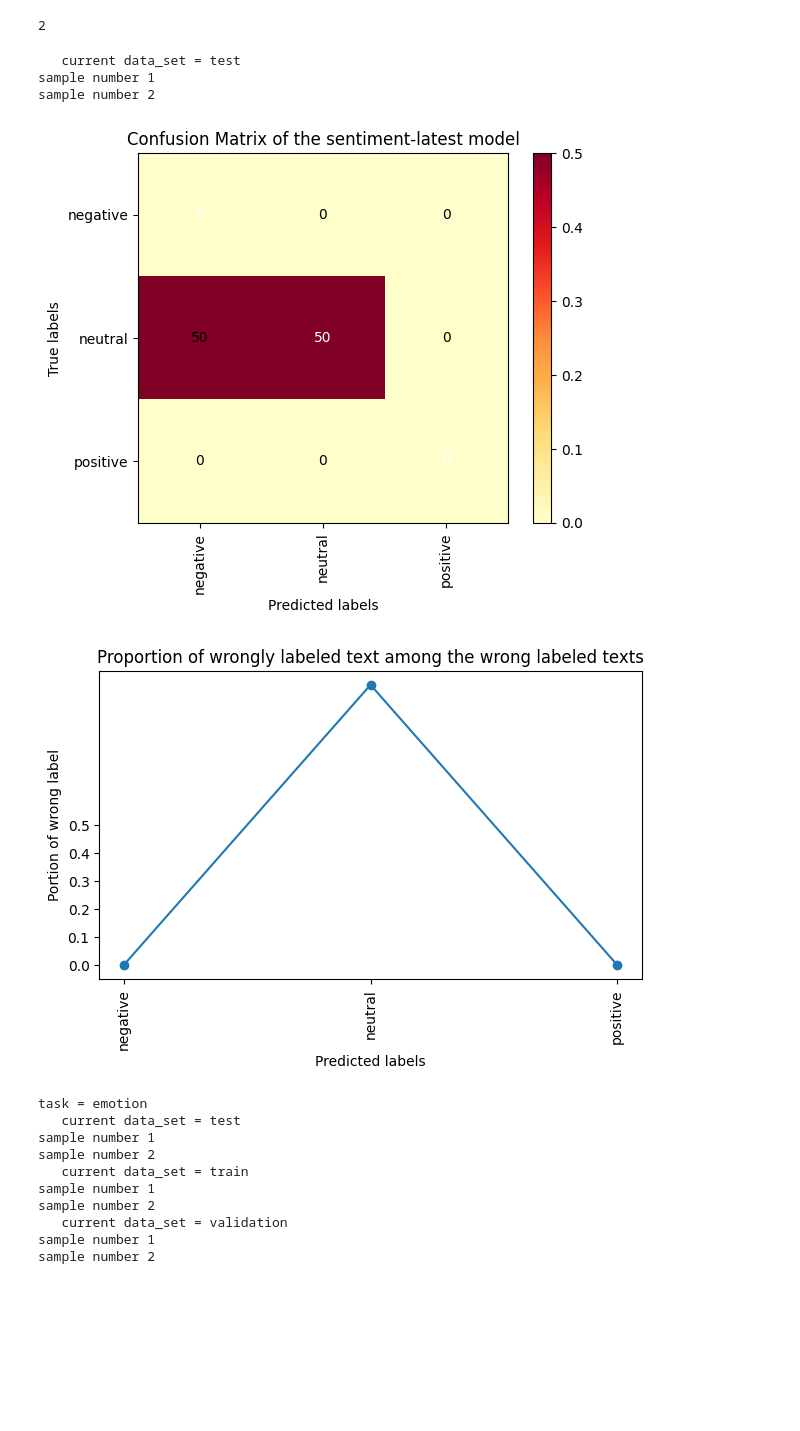
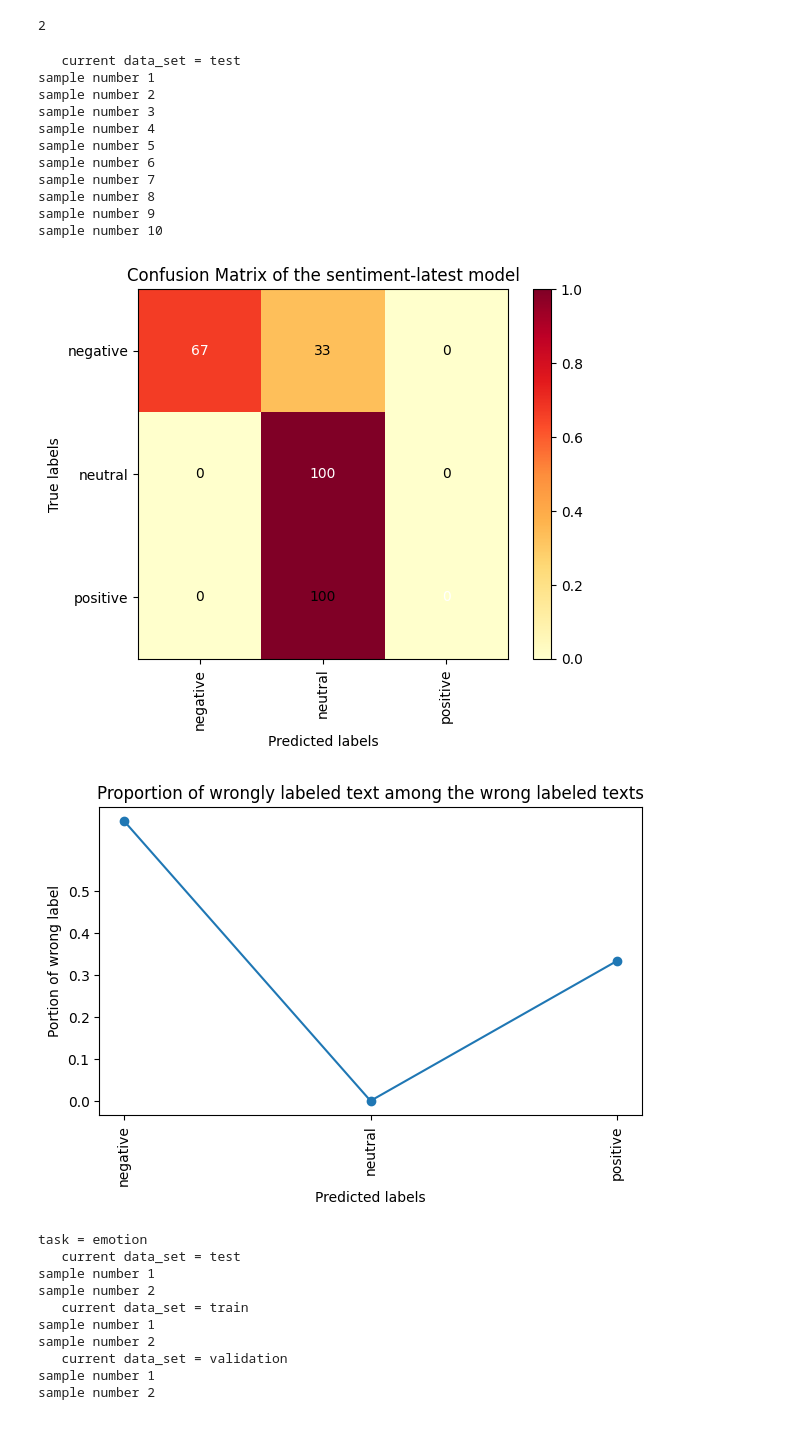
Before and after one commit to ValentinColin/tsi-project, a Jupyter notebook: Roberta_general.ipynb, the cells around one changed output. Saved outputs shown, nothing was run; the diff lists cells and outputs as text; code cells hidden in the pictures; blank space fills up the shorter version.

Commit message:
shuffle the sample for the graph

```diff
--- a/Roberta_general.ipynb
+++ b/Roberta_general.ipynb
@@ -226,20 +226,28 @@ def error_analysis(text_dataset, true_labels, task, data_set,  nb_samples=10, di
 # %%
 def error_analysis_specific_set(task, data_set, nb_sample=10, display="no"):
     df_data = pd.read_parquet(f"./data_set/{task}/tweet_eval-{data_set}.parquet")
+    df_data_shuffle = df_data.sample(frac=1)
 
-
-    texts = df_data['text'][:nb_sample].tolist()
-    labels = df_data['label'][:nb_sample].tolist()
+    texts = df_data_shuffle['text'][:nb_sample].tolist()
+    labels = df_data_shuffle['label'][:nb_sample].tolist()
     print("   current data_set =", data_set)
     error_analysis(texts, labels, task, data_set, nb_samples = nb_sample, display=display)
 # %%
-error_analysis_specific_set("sentiment-latest", "test", nb_sample=2, display="yes")
+error_analysis_specific_set("sentiment-latest", "test", nb_sample=10, display="yes")
 # %% [output]
    current data_set = test
 sample number 1
 sample number 2
+sample number 3
+sample number 4
+sample number 5
+sample number 6
+sample number 7
+sample number 8
+sample number 9
+sample number 10
-[figure, old version]
+[figure, new version]
-[figure, old version]
+[figure, new version]
 # %%
 # à faire tourner si on a le temps :)
 for task in tasks:
```
Also changed, not shown: 2 other files.
